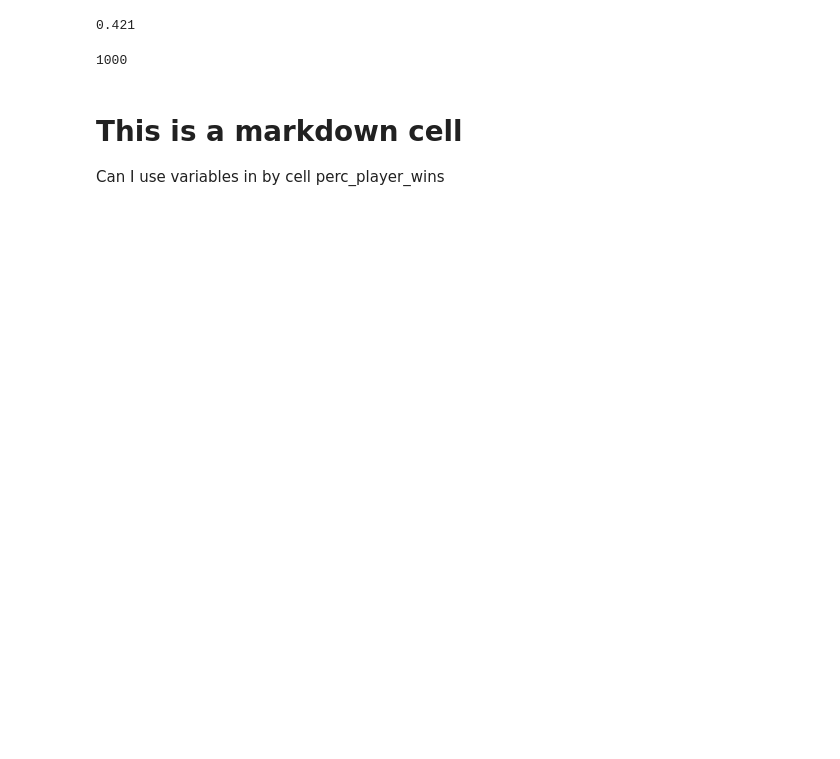
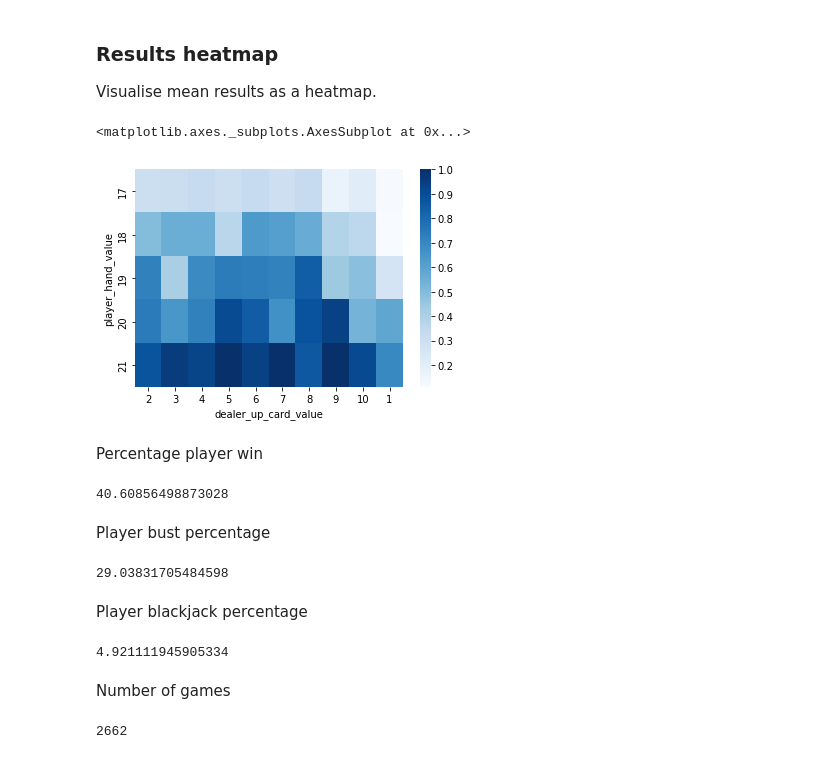
Before and after one commit to IainMcl/GambleGamble, a Jupyter notebook: explore.ipynb, the cells around one changed output. Cells and saved outputs as stored; diff of their text form; code cells hidden in the pictures; blank space fills up the shorter version.

```diff
--- a/explore.ipynb
+++ b/explore.ipynb
@@ -5,2 +14,4 @@ import numpy as np
 # %%
-df = pd.read_pickle("results.pkl")
+df = pd.read_pickle("results_1000.pkl")
+# Sample data
+df
@@ -7,4 +41,9 @@ df = pd.read_pickle("results.pkl")
 # %%
-wins_by_up_card = df[["dealer_up_card_value", "player_hand_value", "player_won"]]
+wins_by_up_card = df[["dealer_up_card_value", "player_hand_value", "player_won", "player_busted"]]
+wins_by_up_card = wins_by_up_card[wins_by_up_card["player_busted"] == False]
 wins_by_up_card["player_won"] = wins_by_up_card["player_won"].astype(float)
-wins_by_up_card.pivot_table(index="player_hand_value", columns="dealer_up_card_value")
+pivoted = wins_by_up_card.pivot_table(index="player_hand_value", columns="dealer_up_card_value").player_won
+# Reorder so 'A' is first
+c = pivoted.columns.to_list()
+new = c[1:] + c[:1]
+pivoted = pivoted[new]
@@ -30,14 +68,37 @@ See the caveats in the documentation: http://pandas.pydata.org/pandas-docs/stabl
+# %% [markdown]
+### Results heatmap
+
+Visualise mean results as a heatmap.
+# %%
+sns.heatmap(pivoted, cmap='Blues')
+# %% [output]
+<matplotlib.axes._subplots.AxesSubplot at 0x...>
+[figure, added]
+# %% [markdown]
+Percentage player win
 # %%
-perc_player_wins = df["player_won"].sum() / df["player_won"].count()
+perc_player_wins = df["player_won"].sum() * 100 / df["player_won"].count()
 perc_player_wins
 # %% [output]
-0.421
+40.60856498873028
+# %% [markdown]
+Player bust percentage
+# %%
+perc_bust = df["player_busted"].sum() * 100 / df["player_busted"].count()
+perc_bust
+# %% [output]
+29.03831705484598
+# %% [markdown]
+Player blackjack percentage
+# %%
+perc_player_bj = df["player_blackjack"].sum() * 100 / df["player_blackjack"].count()
+perc_player_bj
+# %% [output]
+4.921111945905334
+# %% [markdown]
+Number of games
 # %%
 n_events = df["player_won"].count()
 n_events
 # %% [output]
-1000
+2662
-# %% [markdown]
-# This is a markdown cell
-
-Can I use variables in by cell perc_player_wins
```
Also changed, not shown: parts of 20 cells of this notebook, 5 other files.
